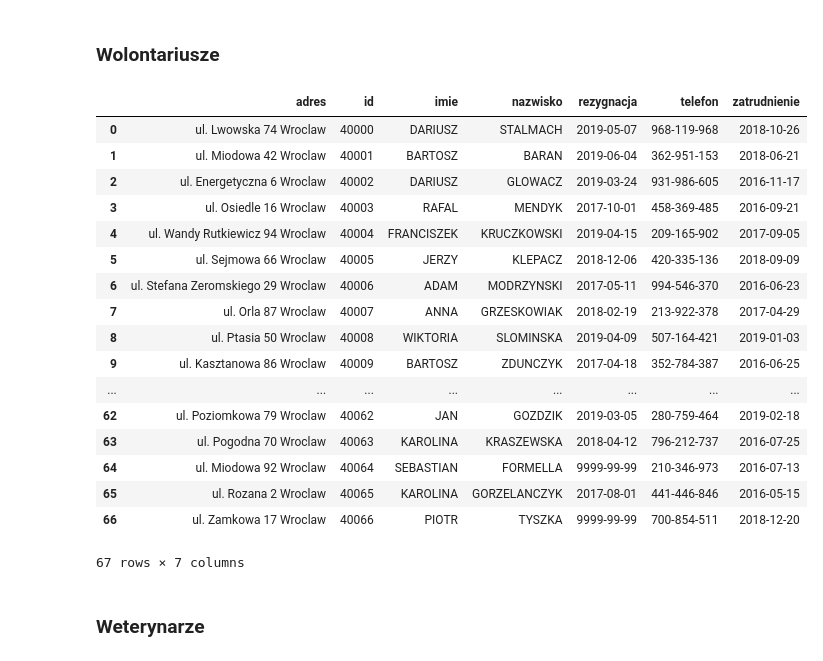
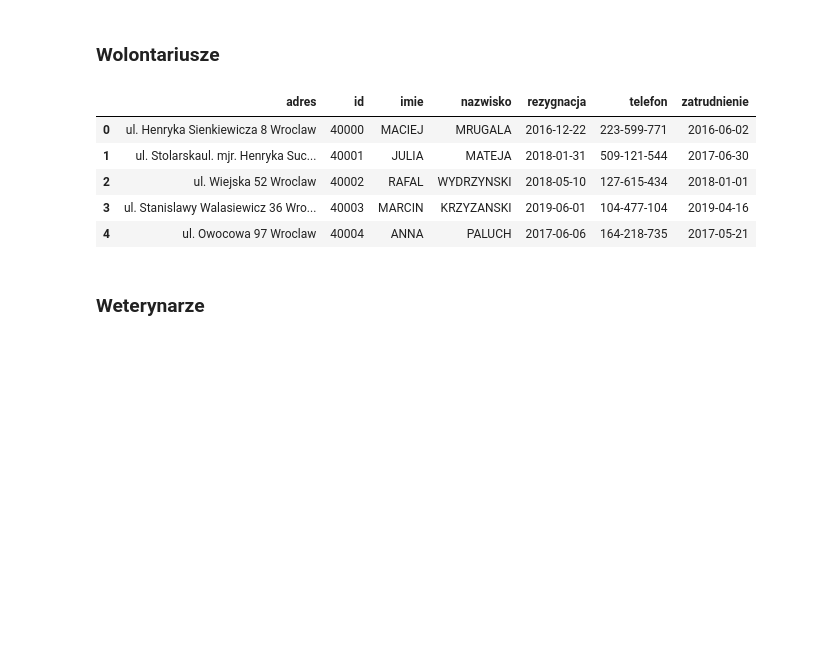
Before and after one commit to Karosemi/Dogs_and_cats, a Jupyter notebook: Dane_dla_schroniska.ipynb, the cells around one changed output. Cells and saved outputs as stored; diff of their text form; code cells hidden in the pictures; blank space fills up the shorter version.

```diff
--- a/Dane_dla_schroniska.ipynb
+++ b/Dane_dla_schroniska.ipynb
@@ -42,7 +42,7 @@ def add_salary(zatr, zwo, pensja):
     #ostatnia wyplata
     zwo_sec = time.mktime((zwo_time.tm_year, las_mon, 10, 17, 3, 38, 1, 48, 0))
     ostatnia_pensja = abs(np.round((zwo_sec - zwo)/(3600*24)*(1-(pensja/30)),2))
-    wyplata = zatr_sec+31*24*3600
+    wyplata = zatr_sec+np.random.uniform(29.5,31.5)*24*3600
     pensje =[]
     daty = []
     daty.append(dataformat(zatr_sec))
@@ -634,7 +634,7 @@ for i in range(4):
         trans['imie'] = opiekun['name']
         trans['nazwisko'] = opiekun['last_name']
         trans['kwota'] = 0-float(pensja[j])
-        trans['tytul'] = 'wyplata'
+        trans['tytul'] = 'wyplata - Opiekun'
         transakcje.append(trans)
     zatr = dataformat(open_time)
     zwolnienia.append(zwol)
@@ -646,6 +646,7 @@ for i in range(4):
     opiekunowie.append(opiekun_d)
 
 
-pd.DataFrame(data=byli_opiekunowie)
+df_byli = pd.DataFrame(data=byli_opiekunowie)
+df_byli.head()
 # %% [output]
 |  | adres | id | imie | nazwisko | pensja | stanowisko | telefon | zatrudnienie | zwolenienie |
@@ -662,9 +663,9 @@ for i in range(4):
 
     rand = np.random.random()
     if rand>0.5:
-        opiekun = pracownik(names_male, lastnames_male, ulice, "Wrocław")
+        opiekun = pracownik(names_male, lastnames_male, ulice, "Wroclaw")
     else:
-        opiekun = pracownik(names_female, lastnames_female, ulice, "Wrocław")
+        opiekun = pracownik(names_female, lastnames_female, ulice, "Wroclaw")
     zat = zwolnienia[i]+np.random.uniform(1,30)*24*3600
     zatr = dataformat(zat)
     pensja = 2500
@@ -676,7 +677,7 @@ for i in range(4):
         trans['imie'] = opiekun['name']
         trans['nazwisko'] = opiekun['last_name']
         trans['kwota'] = 0-float(pensja[j])
-        trans['tytul'] = 'wyplata'
+        trans['tytul'] = 'wyplata - Opiekun'
         transakcje.append(trans)
     zwo = "9999-99-99"
     p_id = id_generator(i=i, first=2)
@@ -689,9 +690,9 @@ for i in range(4):
 ### Reszta pracowników
 # %%
 #kierowca, ksiegowy, kierownik, asystent kierownika -pracuja od poczatku
-pensje = ['3000','3500','5000', '4000']
-stanowiska = ['kierowca', 'księgowy', 'kierownik', 'asystent kierownika']
-for i in range(4):
+pensje = ['4500','3500','3500','3000','2800']
+stanowiska = [ 'Kierownik', 'Asystent kierownika', 'Ksiegowy','Kierowca', 'Sprzataczka']
+for i in range(5):
     p_id = id_generator(i=i, first=1)
     rand = np.random.random()
     if rand>0.5:
@@ -707,7 +708,7 @@ for i in range(4):
         trans['imie'] = opiekun['name']
         trans['nazwisko'] = opiekun['last_name']
         trans['kwota'] = 0-float(pensja[j])
-        trans['tytul'] = 'wyplata'
+        trans['tytul'] = 'wyplata - '+str(stanowiska[i])
         transakcje.append(trans)
     zatr = dataformat(open_time)
     zwo = "9999-99-99"
@@ -761,26 +755,14 @@ for i in range(67):
                      "rezygnacja": zwo}
     wolontariusze.append(wolontariusz)
 # %%
-pd.DataFrame(data=wolontariusze)
+(pd.DataFrame(data=wolontariusze)).head()
 # %% [output]
 |  | adres | id | imie | nazwisko | rezygnacja | telefon | zatrudnienie |
-| 0 | ul. Lwowska 74 Wroclaw | 40000 | DARIUSZ | STALMACH | 2019-05-07 | 968-119-968 | 2018-10-26 |
-| 1 | ul. Miodowa 42 Wroclaw | 40001 | BARTOSZ | BARAN | 2019-06-04 | 362-951-153 | 2018-06-21 |
-| 2 | ul. Energetyczna 6 Wroclaw | 40002 | DARIUSZ | GLOWACZ | 2019-03-24 | 931-986-605 | 2016-11-17 |
-| 3 | ul. Osiedle 16 Wroclaw | 40003 | RAFAL | MENDYK | 2017-10-01 | 458-369-485 | 2016-09-21 |
-| 4 | ul. Wandy Rutkiewicz 94 Wroclaw | 40004 | FRANCISZEK | KRUCZKOWSKI | 2019-04-15 | 209-165-902 | 2017-09-05 |
-| 5 | ul. Sejmowa 66 Wroclaw | 40005 | JERZY | KLEPACZ | 2018-12-06 | 420-335-136 | 2018-09-09 |
-| 6 | ul. Stefana Zeromskiego 29 Wroclaw | 40006 | ADAM | MODRZYNSKI | 2017-05-11 | 994-546-370 | 2016-06-23 |
-| 7 | ul. Orla 87 Wroclaw | 40007 | ANNA | GRZESKOWIAK | 2018-02-19 | 213-922-378 | 2017-04-29 |
-| 8 | ul. Ptasia 50 Wroclaw | 40008 | WIKTORIA | SLOMINSKA | 2019-04-09 | 507-164-421 | 2019-01-03 |
-| 9 | ul. Kasztanowa 86 Wroclaw | 40009 | BARTOSZ | ZDUNCZYK | 2017-04-18 | 352-784-387 | 2016-06-25 |
-| ... | ... | ... | ... | ... | ... | ... | ... |
-| 62 | ul. Poziomkowa 79 Wroclaw | 40062 | JAN | GOZDZIK | 2019-03-05 | 280-759-464 | 2019-02-18 |
-| 63 | ul. Pogodna 70 Wroclaw | 40063 | KAROLINA | KRASZEWSKA | 2018-04-12 | 796-212-737 | 2016-07-25 |
-| 64 | ul. Miodowa 92 Wroclaw | 40064 | SEBASTIAN | FORMELLA | 9999-99-99 | 210-346-973 | 2016-07-13 |
-| 65 | ul. Rozana 2 Wroclaw | 40065 | KAROLINA | GORZELANCZYK | 2017-08-01 | 441-446-846 | 2016-05-15 |
-| 66 | ul. Zamkowa 17 Wroclaw | 40066 | PIOTR | TYSZKA | 9999-99-99 | 700-854-511 | 2018-12-20 |
+| 0 | ul. Henryka Sienkiewicza 8 Wroclaw | 40000 | MACIEJ | MRUGALA | 2016-12-22 | 223-599-771 | 2016-06-02 |
+| 1 | ul. Stolarskaul. mjr. Henryka Suc... | 40001 | JULIA | MATEJA | 2018-01-31 | 509-121-544 | 2017-06-30 |
+| 2 | ul. Wiejska 52 Wroclaw | 40002 | RAFAL | WYDRZYNSKI | 2018-05-10 | 127-615-434 | 2018-01-01 |
+| 3 | ul. Stanislawy Walasiewicz 36 Wro... | 40003 | MARCIN | KRZYZANSKI | 2019-06-01 | 104-477-104 | 2019-04-16 |
+| 4 | ul. Owocowa 97 Wroclaw | 40004 | ANNA | PALUCH | 2017-06-06 | 164-218-735 | 2017-05-21 |
-67 rows × 7 columns
 # %% [markdown]
 ### Weterynarze
 # %%
```
Also changed, not shown: parts of 26 cells of this notebook.
